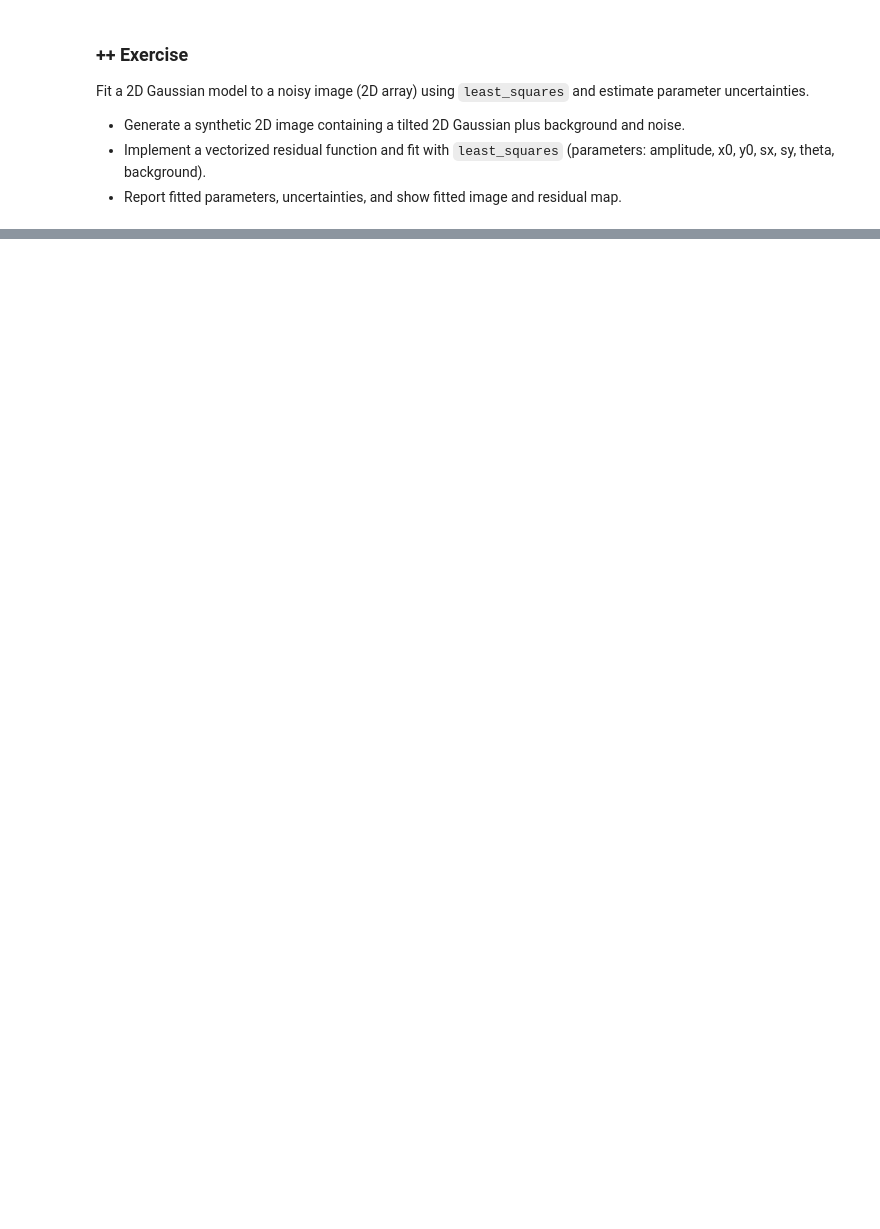
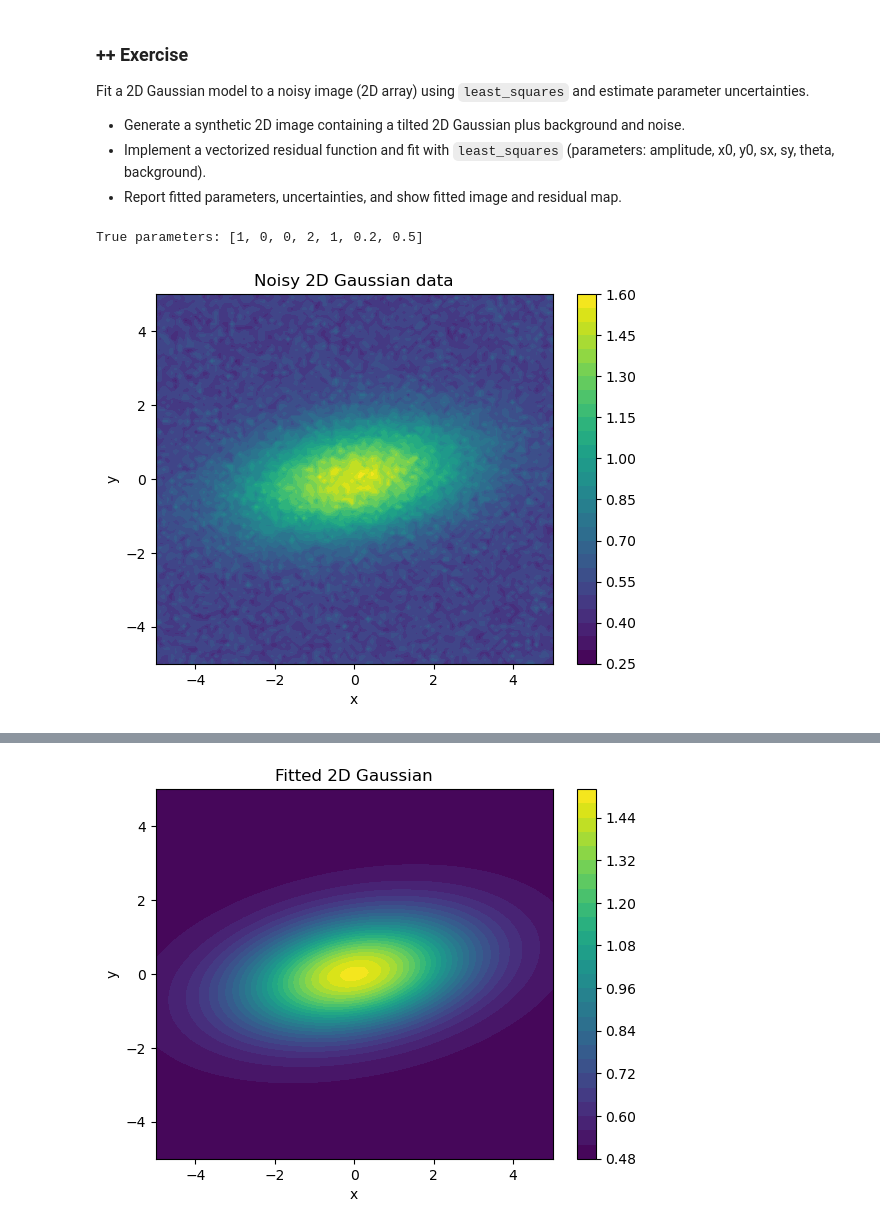
Before and after one commit to AlejandroRG03/computacion_master, a Jupyter notebook: USC-FCA-main/numpy_scipy.ipynb, the cells around one changed output, grey strips where cells are left out. Saved outputs shown, nothing was run; the diff lists cells and outputs as text; code cells hidden in the pictures; blank space fills up the shorter version.

```diff
--- a/USC-FCA-main/numpy_scipy.ipynb
+++ b/USC-FCA-main/numpy_scipy.ipynb
@@ -778,3 +888,76 @@ Fit a 2D Gaussian model to a noisy image (2D array) using `least_squares` and es
  - Generate a synthetic 2D image containing a tilted 2D Gaussian plus background and noise.
  - Implement a vectorized residual function and fit with `least_squares` (parameters: amplitude, x0, y0, sx, sy, theta, background).
  - Report fitted parameters, uncertainties, and show fitted image and residual map.
+# %%
+import numpy as np
+import matplotlib.pyplot as plt
+from scipy.optimize import least_squares
+
+def gaussian2D(x, y, A, x0, y0, sx, sy,theta, B):
+
+    X = (x - x0)*np.cos(theta) + (y - y0)*np.sin(theta)
+    Y = -(x - x0)*np.sin(theta) + (y - y0)*np.cos(theta)
+
+    return A * np.exp(-0.5 * ((X/sx)**2 + (Y/sy)**2)) + B
+
+x = y = np.linspace(-5,5, 100)
+X, Y = np.meshgrid(x, y)
+Z_true = gaussian2D(X, Y, A=1, x0=0, y0=0, sx=2, sy=1, theta=0.2, B=0.5)
+
+print('True parameters:', [1, 0, 0, 2, 1, 0.2, 0.5])
+
+Z = Z_true + 0.05 * np.random.normal(size=Z_true.shape)
+
+plt.contourf(X, Y, Z, levels=30)
+plt.colorbar()
+plt.title('Noisy 2D Gaussian data')
+plt.xlabel('x'); plt.ylabel('y')
+
+plt.show()
+
+# Fit using least_squares
+
+def residuals(p, x, y, z):
+
+    model = gaussian2D(x, y, *p)
+    return (model - z).ravel() # ravel makes it 1d
+
+p0 = [0.9, 0.1, 0.1, 1.5, 0.5, 0.0, 0.4]
+
+res = least_squares(residuals, x0=p0, args=(X, Y, Z))
+
+print('success:', res.success)
+
+params = res.x
+print('fitted params:', params)
+
+## Compute uncertainties
+
+J = res.jac
+
+cov = np.linalg.inv(J.T @ J)* np.sum(res.fun**2) / (Z.size - len(params))
+errors = np.sqrt(np.diag(cov))
+
+print('covariance matrix:\n', cov)
+print('approx 1sigma errors:', errors)
+
+# fitted image
+
+Z_fit = gaussian2D(X, Y, *params)
+plt.contourf(X, Y, Z_fit, levels=30)
+plt.colorbar()
+plt.title('Fitted 2D Gaussian')
+plt.xlabel('x'); plt.ylabel('y')
+plt.show()
+
+# residual map
+
+Z_resid = Z - Z_fit
+plt.contourf(X, Y, Z_resid, levels=30)
+plt.colorbar()
+plt.title('Residuals')
+plt.xlabel('x'); plt.ylabel('y')
+plt.show()
+# %% [output]
+True parameters: [1, 0, 0, 2, 1, 0.2, 0.5]
+[figure, added]
@@ -780,0 +984 @@ Fit a 2D Gaussian model to a noisy image (2D array) using `least_squares` and es
+[figure, added]
```
Also changed, not shown: parts of 5 cells of this notebook.
